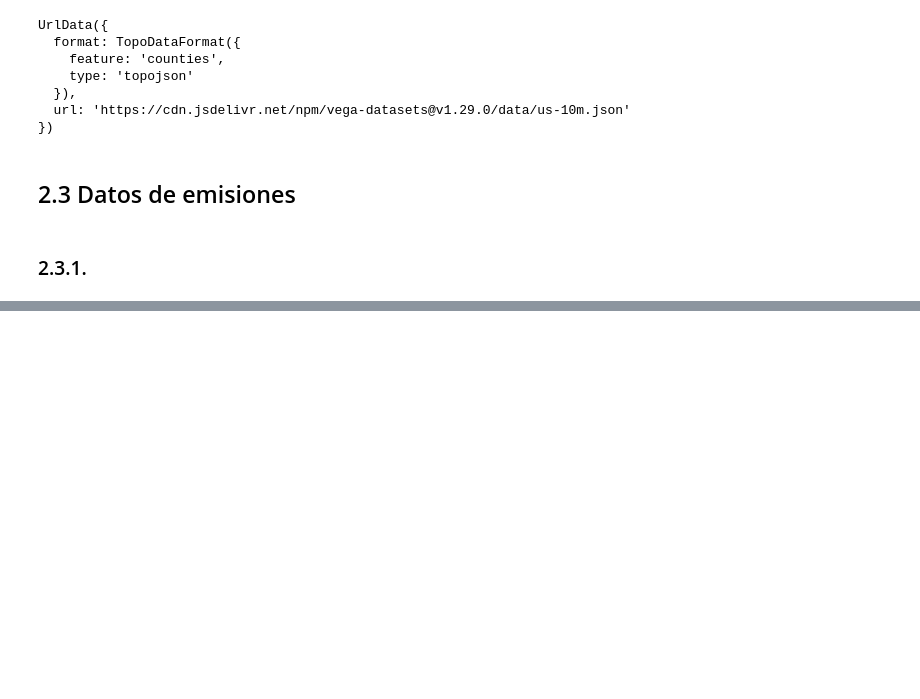
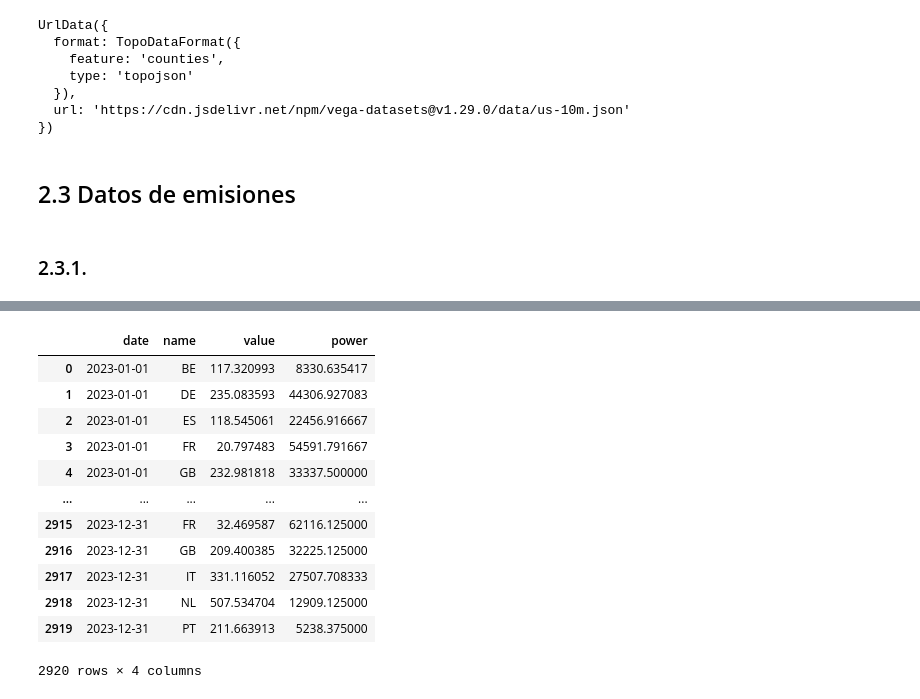
Before and after one commit to javier99o/VD_practica, a Jupyter notebook: Programa copy.ipynb, the cells around one changed output, grey strips where cells are left out. Saved outputs shown, nothing was run; the diff lists cells and outputs as text; code cells hidden in the pictures; blank space fills up the shorter version.

```diff
--- a/Programa copy.ipynb
+++ b/Programa copy.ipynb
@@ -534,3 +553,20 @@ df_emis_avg
+# %%
+result_df = pd.merge(df_emis_avg, df_pot, on=['date', 'name'], how='inner')
+result_df
+# %% [output]
+|  | date | name | value | power |
+| 0 | 2023-01-01 | BE | 117.320993 | 8330.635417 |
+| 1 | 2023-01-01 | DE | 235.083593 | 44306.927083 |
+| 2 | 2023-01-01 | ES | 118.545061 | 22456.916667 |
+| 3 | 2023-01-01 | FR | 20.797483 | 54591.791667 |
+| 4 | 2023-01-01 | GB | 232.981818 | 33337.500000 |
+| ... | ... | ... | ... | ... |
+| 2915 | 2023-12-31 | FR | 32.469587 | 62116.125000 |
+| 2916 | 2023-12-31 | GB | 209.400385 | 32225.125000 |
+| 2917 | 2023-12-31 | IT | 331.116052 | 27507.708333 |
+| 2918 | 2023-12-31 | NL | 507.534704 | 12909.125000 |
+| 2919 | 2023-12-31 | PT | 211.663913 | 5238.375000 |
+2920 rows × 4 columns
 # %%
 alt.Chart(df_emis_avg[df_emis_avg['name']=='ES'], title="Daily Max Temperatures (C) in Seattle, WA").mark_rect().encode(
     alt.X("date(date):O").title("Day").axis(format="%e", labelAngle=0),
```
Also changed, not shown: parts of 8 cells of this notebook, 3 other files.
